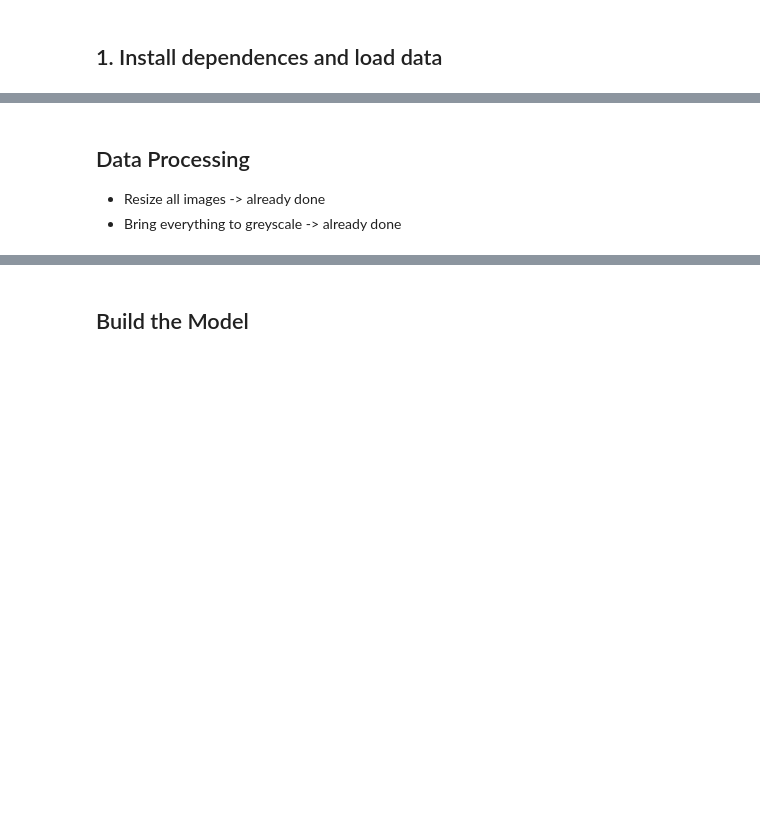
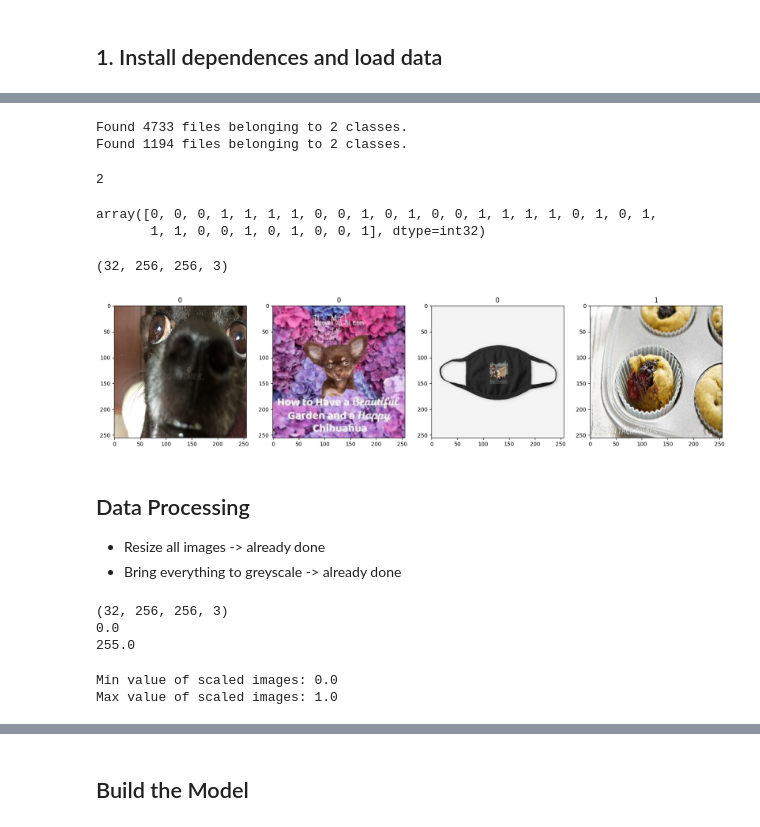
Before and after one commit to LucaPeg/ML_project, a Jupyter notebook: main.ipynb, the cells around one changed output, grey strips where cells are left out. Drawn from its saved outputs; the diff is of its cells as text; code cells hidden in the pictures; blank space fills up the shorter version.

```diff
--- a/main.ipynb
+++ b/main.ipynb
@@ -29,15 +28,18 @@ for gpu in gpus:
 tf.keras.utils.image_dataset_from_directory??
 # %%
 # Define the paths to the train and test directories
-train_dir = 'data\\train'
-test_dir = 'data\\test'
+train_dir = '/content/drive/MyDrive/ml_project/data/train'
+test_dir = '/content/drive/MyDrive/ml_project/data/test'
 
 # with keras.utils we do not have to code the labels, and it preprocesses
-train = tf.keras.utils.image_dataset_from_directory(train_dir,
-                                                    color_mode = 'grayscale')
-test = tf.keras.utils.image_dataset_from_directory(test_dir,
-                                                   color_mode = 'grayscale')
+## These build the data pipeline
+train = tf.keras.utils.image_dataset_from_directory(train_dir,)
+test = tf.keras.utils.image_dataset_from_directory(test_dir)
+# if I add color_mode = 'grayscale' pictures appear blue/yello, idk y
 
 # train and test are NOT preloaded, they are generators.
 # we first convert into a numpy iterator
+# %% [output]
+Found 4733 files belonging to 2 classes.
+Found 1194 files belonging to 2 classes.
 # %%
@@ -60,3 +55,28 @@ print("Labels:", train_batch[1][:4])
+# %%
+#the batches have len = 2, 1 is image representation, 2 is the label
+print(len(train_batch))
+train_batch[1] # dogs or muffins?
+# %% [output]
+2
+array([0, 0, 0, 1, 1, 1, 1, 0, 0, 1, 0, 1, 0, 0, 1, 1, 1, 1, 0, 1, 0, 1,
+       1, 1, 0, 0, 1, 0, 1, 0, 0, 1], dtype=int32)
+# %%
+print(train_batch[0].shape)
+# images represented as numpy arrays
+# batch size is 32, last one (3) are the channels (rgb)
+# if I put color_mode = 'grayscale' when using tf.keras.utile.image_from_dataset
+# I get just one "channel", so last element of the tuple is 1.
+# %% [output]
+(32, 256, 256, 3)
+# %%
+# visualize the images. They have the correct colors!
+# 1 is muffins, 0 is chihuahuas
+fig, ax = plt.subplots(ncols=4, figsize=(20,20))
+for idx, img in enumerate(train_batch[0][:4]):
+  ax[idx].imshow(img.astype(int))
+  ax[idx].title.set_text(train_batch[1][idx])
+# %% [output]
+[figure, added]
 # %% [markdown]
 ## Data Processing
 - Resize all images -> already done
@@ -64,10 +84,13 @@ print("Labels:", train_batch[1][:4])
 # %%
 # shape of each image
 print(train_batch[0].shape)
-
 print(train_batch[0].min())
 print(train_batch[0].max()) # we want values as small as possible -> /255
 # this makes optimization more efficient -> we need to scale values
+# %% [output]
+(32, 256, 256, 3)
+0.0
+255.0
 # %%
 # we implement the data transformation in the pipeline
 # x represent images, y labels
@@ -77,4 +105,7 @@ train.as_numpy_iterator().next() # since we have shuffling data changes
 # %%
 # check the values of the images
-print(f"Min value of scaled images: {train.as_numpy_iterator().next()[0].min()}")
-print(f"Max value of scaled images: {train.as_numpy_iterator().next()[0].max()}")
+print(f"Min value of scaled images: {train_batch[0].min()}")
+print(f"Max value of scaled images: {train_batch[0].max()}")
+# %% [output]
+Min value of scaled images: 0.0
+Max value of scaled images: 1.0
```
Also changed, not shown: parts of 19 cells of this notebook.
